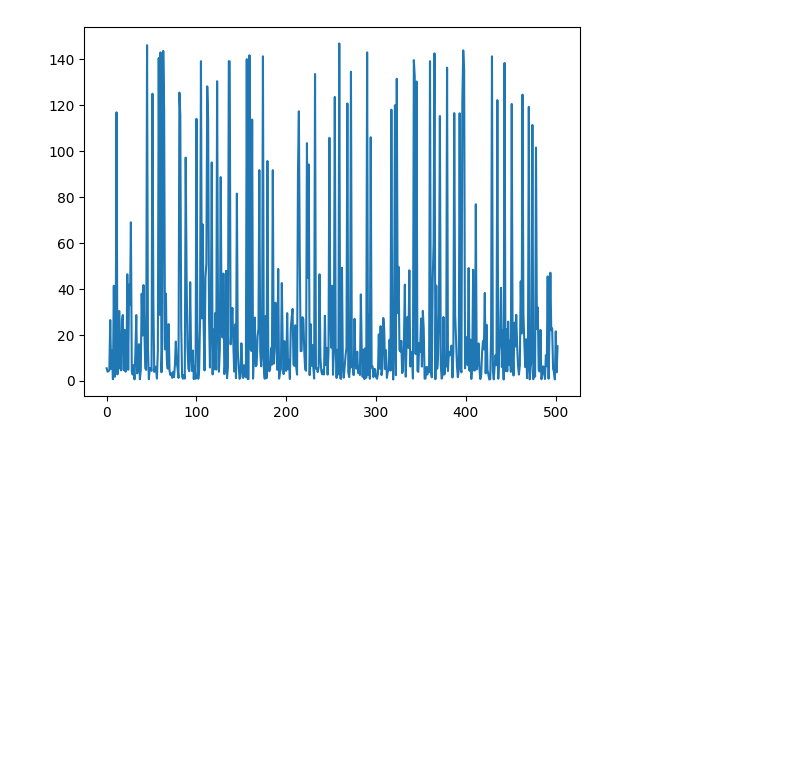
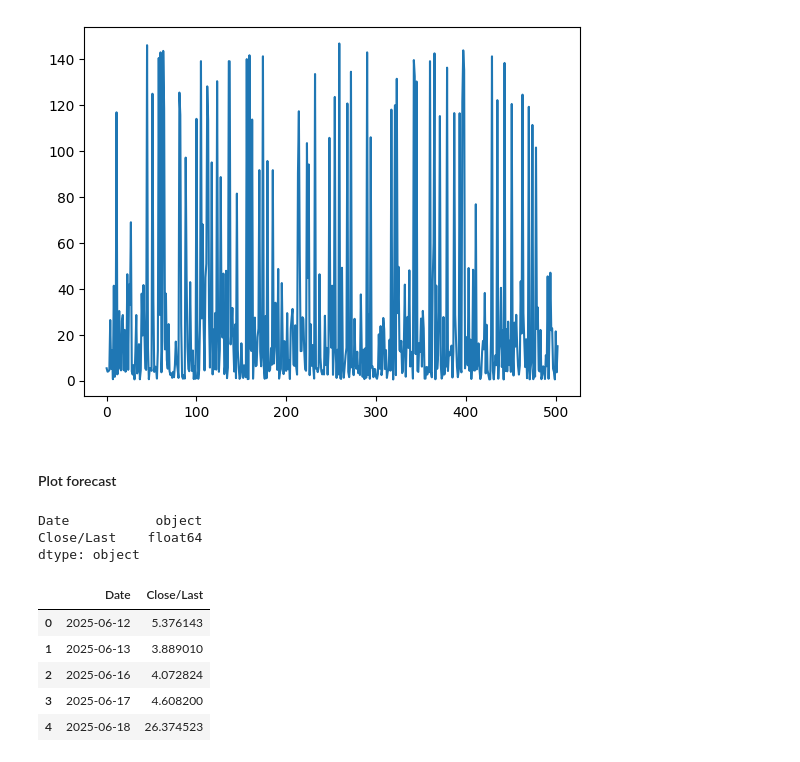
Before and after one commit to aboodmm/stock-price-forecast, a Jupyter notebook: forecast.ipynb, the cells around one changed output. Cells and saved outputs as stored; diff of their text form; code cells hidden in the pictures; blank space fills up the shorter version.

```diff
--- a/forecast.ipynb
+++ b/forecast.ipynb
@@ -16,6 +16,8 @@ df = pd.read_csv("HistoricalData_1749770593630.csv")
 df[df.columns[1:]] = df[df.columns[1:]].replace('[\$,]', '', regex=True).astype(float)
 
 df = df.iloc[::-1]
+
+df.reset_index(drop=True, inplace=True)
 # %% [markdown]
 ### Plot initial data after cleaning
 # %%
@@ -46,3 +55,23 @@ ax.plot(y_pred)
 # %% [output]
 [<matplotlib.lines.Line2D at 0x...>]
 [figure]
+# %% [markdown]
+#### Plot forecast
+# %%
+fut_range = pd.date_range("2025-06-12", periods=503, freq="B")
+
+pred_df = pd.DataFrame({"Date": fut_range, "Close/Last": y_pred})
+
+plot_df.tail()
+
+pred_df.head()
+# %% [output]
+Date           object
+Close/Last    float64
+dtype: object
+|  | Date | Close/Last |
+| 0 | 2025-06-12 | 5.376143 |
+| 1 | 2025-06-13 | 3.889010 |
+| 2 | 2025-06-16 | 4.072824 |
+| 3 | 2025-06-17 | 4.608200 |
+| 4 | 2025-06-18 | 26.374523 |
```
Also changed, not shown: parts of 1 cell of this notebook.
